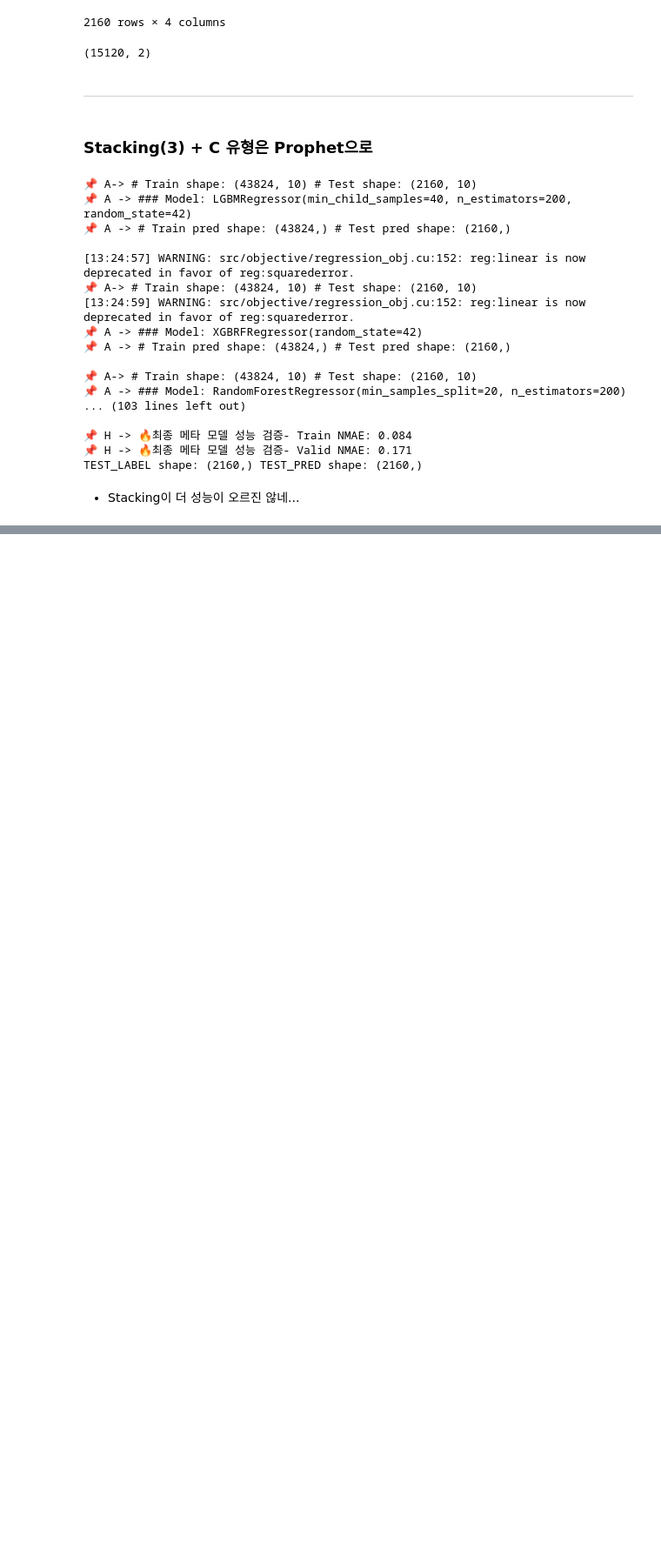
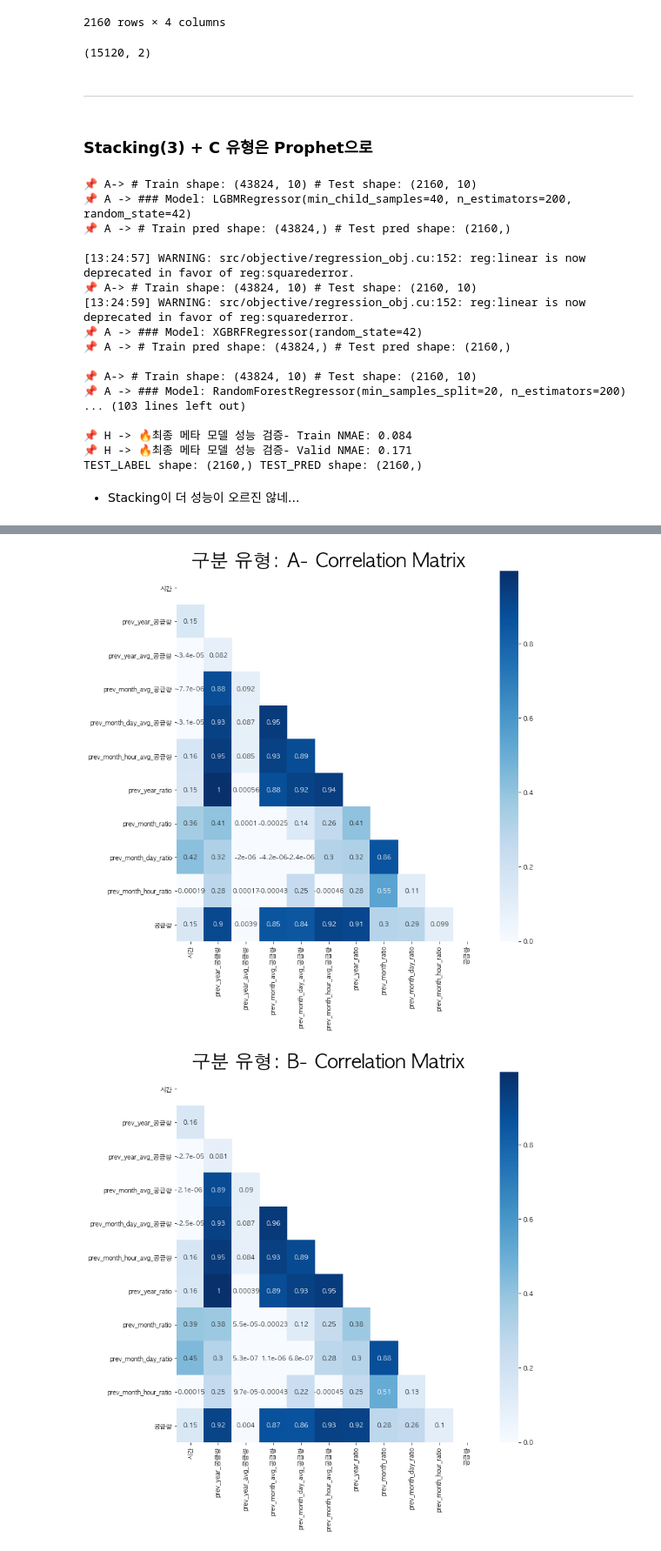
Before and after one commit to young-hun-jo/KaggleStruggle, a Jupyter notebook: dacon_gas/Version4.ipynb, the cells around one changed output, grey strips where cells are left out. Shown at 87% size. Cells and saved outputs as stored; diff of their text form; code cells hidden in the pictures; blank space fills up the shorter version.

```diff
--- a/dacon_gas/Version4.ipynb
+++ b/dacon_gas/Version4.ipynb
@@ -996,0 +981,22 @@ final_csv.to_csv(os.path.join(csv_path, filename), index=False)
+# %%
+# 2014년~2018년까지 데이터 짜르기
+cond = (final_df['연월일'].dt.year >= 2014) & (final_df['연월일'].dt.year < 2019)
+dataset = final_df[cond]
+
+
+import matplotlib.pyplot as plt
+import seaborn as sns
+plt.rc('font', family='AppleGothic')
+
+gubun_cols = dataset['구분'].unique()
+for gubun in gubun_cols:
+    sub_df = dataset[dataset['구분'] == gubun]
+    corr_df = sub_df.corr()
+    mask = np.triu(corr_df)
+
+    plt.figure(figsize=(11, 11))
+    sns.heatmap(data=corr_df, annot=True, cmap='Blues', mask=mask)
+    plt.title(f"구분 유형: {gubun}- Correlation Matrix", fontsize=30)
+# %% [output]
+[figure, added]
+[figure, added]
```
Also changed, not shown: parts of 36 cells of this notebook.
